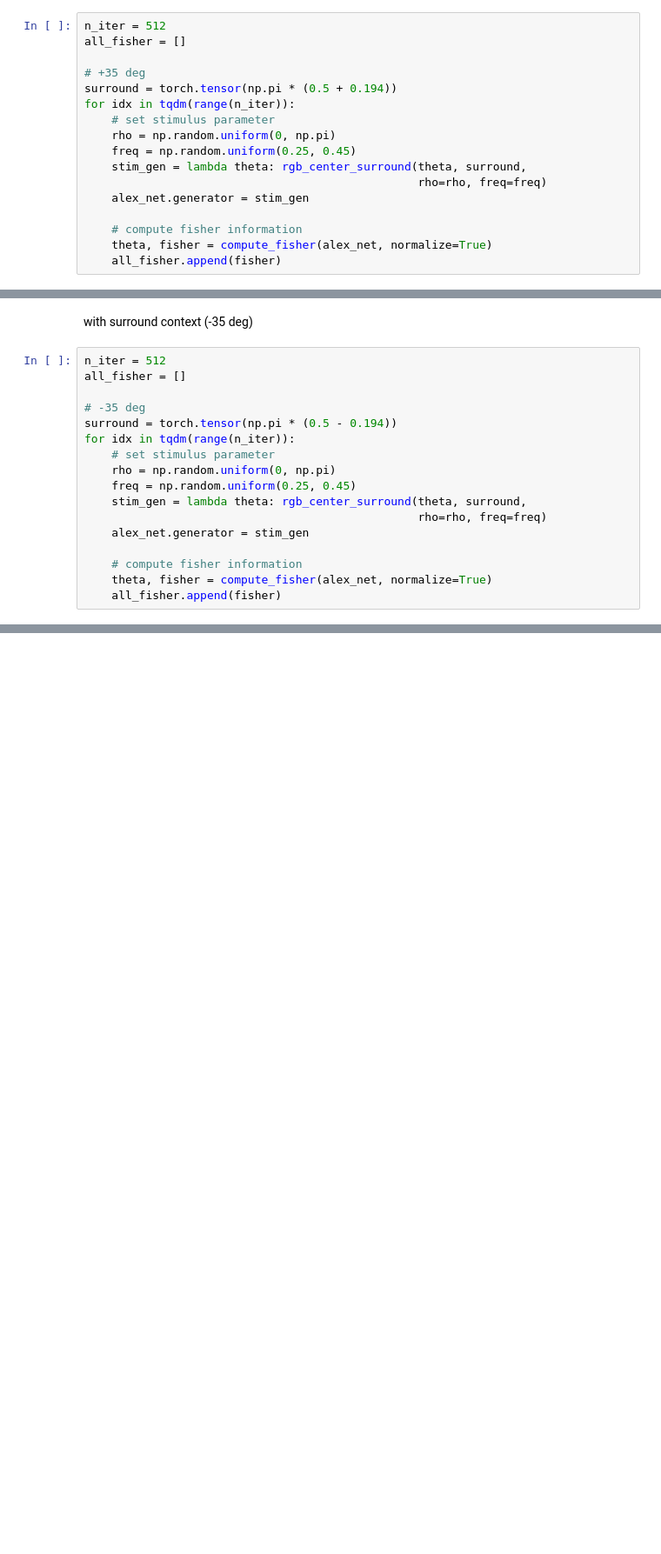
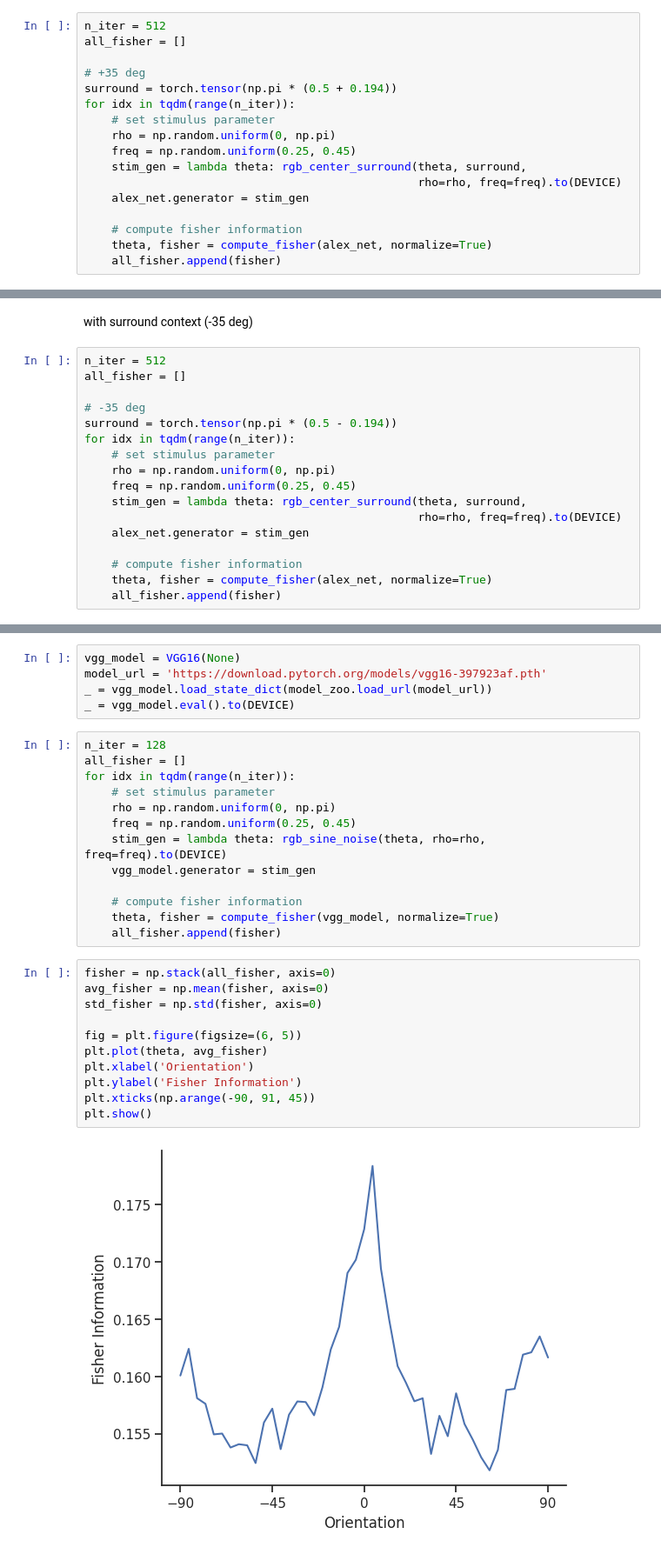
Before and after one commit to lingqiz/PsychophysicsNN, a Jupyter notebook: cnxt_fisher.ipynb, the cells around one changed output, grey strips where cells are left out. Shown: that part at 87% size. Drawn from its saved outputs; the diff is of its cells as text; blank space fills up the shorter version.

```diff
--- a/cnxt_fisher.ipynb
+++ b/cnxt_fisher.ipynb
@@ -86,7 +92,7 @@ for idx in tqdm(range(n_iter)):
     rho = np.random.uniform(0, np.pi)
     freq = np.random.uniform(0.25, 0.45)
     stim_gen = lambda theta: rgb_center_surround(theta, surround,
-                                                 rho=rho, freq=freq)
+                                                 rho=rho, freq=freq).to(DEVICE)
     alex_net.generator = stim_gen
 
     # compute fisher information
@@ -120,7 +126,7 @@ for idx in tqdm(range(n_iter)):
     rho = np.random.uniform(0, np.pi)
     freq = np.random.uniform(0.25, 0.45)
     stim_gen = lambda theta: rgb_center_surround(theta, surround,
-                                                 rho=rho, freq=freq)
+                                                 rho=rho, freq=freq).to(DEVICE)
     alex_net.generator = stim_gen
 
     # compute fisher information
@@ -143,0 +152,31 @@ plt.show()
+# %%
+vgg_model = VGG16(None)
+model_url = 'https://download.pytorch.org/models/vgg16-397923af.pth'
+_ = vgg_model.load_state_dict(model_zoo.load_url(model_url))
+_ = vgg_model.eval().to(DEVICE)
+# %%
+n_iter = 128
+all_fisher = []
+for idx in tqdm(range(n_iter)):
+    # set stimulus parameter
+    rho = np.random.uniform(0, np.pi)
+    freq = np.random.uniform(0.25, 0.45)
+    stim_gen = lambda theta: rgb_sine_noise(theta, rho=rho, freq=freq).to(DEVICE)
+    vgg_model.generator = stim_gen
+
+    # compute fisher information
+    theta, fisher = compute_fisher(vgg_model, normalize=True)
+    all_fisher.append(fisher)
+# %%
+fisher = np.stack(all_fisher, axis=0)
+avg_fisher = np.mean(fisher, axis=0)
+std_fisher = np.std(fisher, axis=0)
+
+fig = plt.figure(figsize=(6, 5))
+plt.plot(theta, avg_fisher)
+plt.xlabel('Orientation')
+plt.ylabel('Fisher Information')
+plt.xticks(np.arange(-90, 91, 45))
+plt.show()
+# %% [output]
+[figure, added]
```
Also changed, not shown: parts of 15 cells of this notebook, 1 other file.
